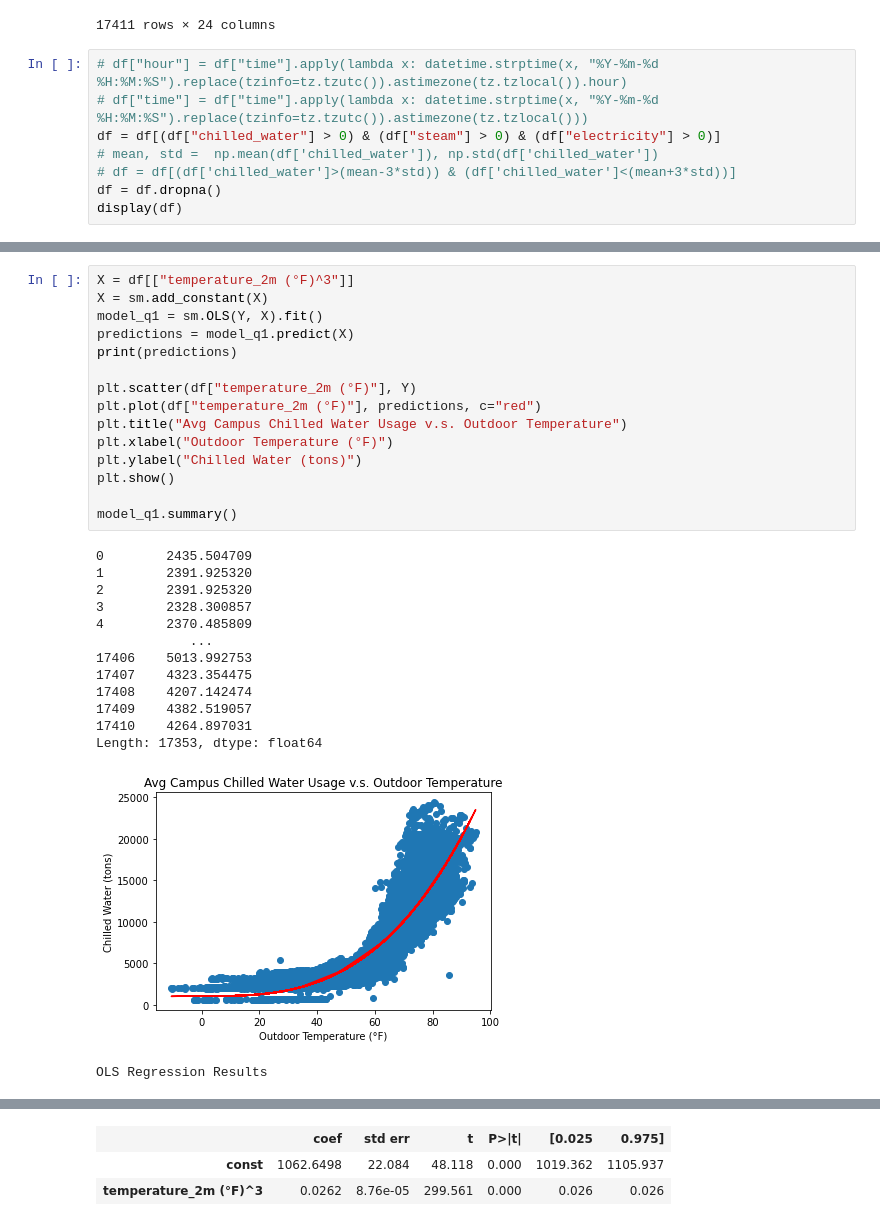
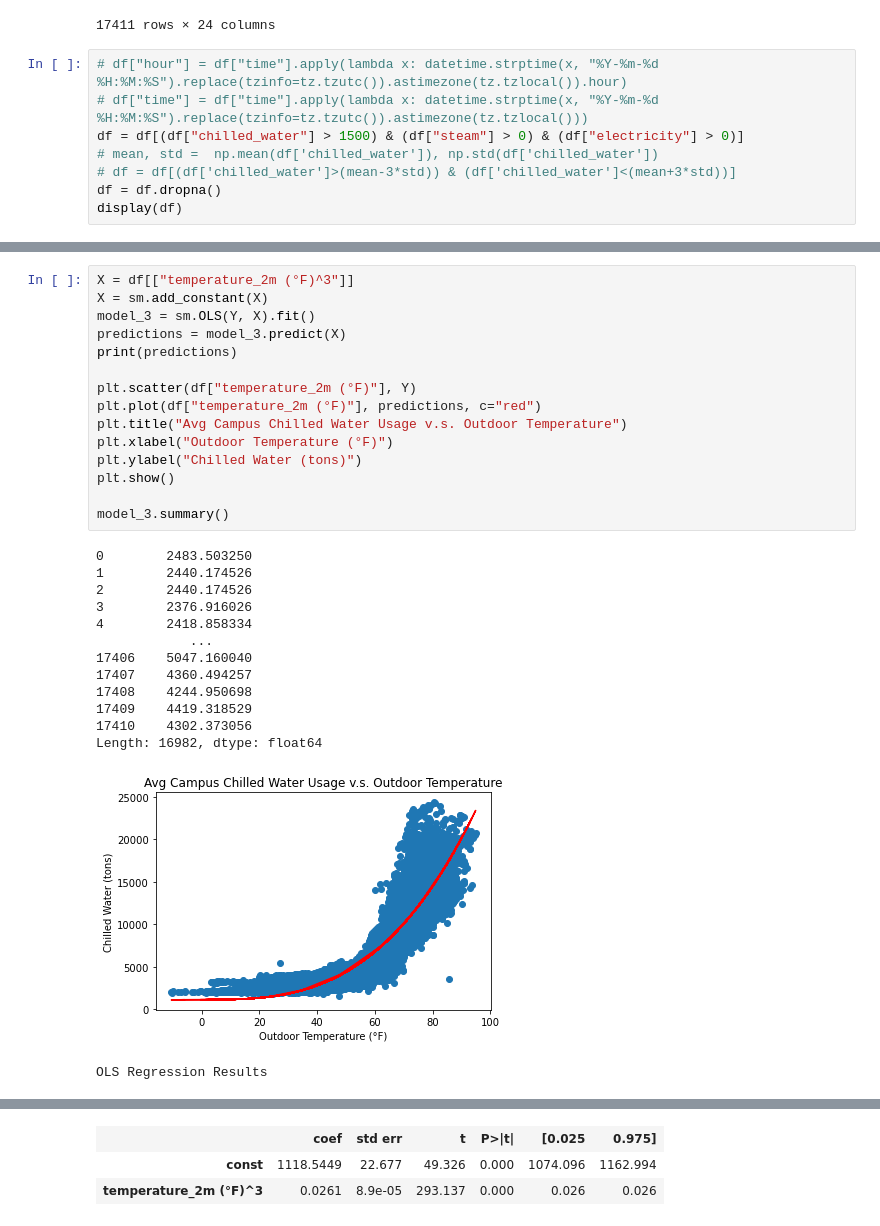
Before and after one commit to thereidfleish/ORIE-3120-Final-Project, a Jupyter notebook: ORIEProject/chilled_water.ipynb, the cells around one changed output, grey strips where cells are left out. Cells and saved outputs as stored; diff of their text form.

```diff
--- a/ORIEProject/chilled_water.ipynb
+++ b/ORIEProject/chilled_water.ipynb
@@ -158,7 +158,7 @@ df
 # %%
 # df["hour"] = df["time"].apply(lambda x: datetime.strptime(x, "%Y-%m-%d %H:%M:%S").replace(tzinfo=tz.tzutc()).astimezone(tz.tzlocal()).hour)
 # df["time"] = df["time"].apply(lambda x: datetime.strptime(x, "%Y-%m-%d %H:%M:%S").replace(tzinfo=tz.tzutc()).astimezone(tz.tzlocal()))
-df = df[(df["chilled_water"] > 0) & (df["steam"] > 0) & (df["electricity"] > 0)]
+df = df[(df["chilled_water"] > 1500) & (df["steam"] > 0) & (df["electricity"] > 0)]
 # mean, std =  np.mean(df['chilled_water']), np.std(df['chilled_water'])
 # df = df[(df['chilled_water']>(mean-3*std)) & (df['chilled_water']<(mean+3*std))]
 df = df.dropna()
@@ -386,30 +387,30 @@ strong multicollinearity or other numerical problems.
 # %%
 X = df[["temperature_2m (°F)^3"]]
 X = sm.add_constant(X)
-model_q1 = sm.OLS(Y, X).fit()
-predictions = model_q1.predict(X)
+model_3 = sm.OLS(Y, X).fit()
+predictions = model_3.predict(X)
 print(predictions)
 
 plt.scatter(df["temperature_2m (°F)"], Y)
 plt.plot(df["temperature_2m (°F)"], predictions, c="red")
 plt.title("Avg Campus Chilled Water Usage v.s. Outdoor Temperature")
 plt.xlabel("Outdoor Temperature (°F)")
 plt.ylabel("Chilled Water (tons)")
 plt.show()
 
-model_q1.summary()
+model_3.summary()
 # %% [output]
-0        2435.504709
-1        2391.925320
-2        2391.925320
-3        2328.300857
-4        2370.485809
+0        2483.503250
+1        2440.174526
+2        2440.174526
+3        2376.916026
+4        2418.858334
             ...
-17406    5013.992753
-17407    4323.354475
-17408    4207.142474
-17409    4382.519057
-17410    4264.897031
-Length: 17353, dtype: float64
+17406    5047.160040
+17407    4360.494257
+17408    4244.950698
+17409    4419.318529
+17410    4302.373056
+Length: 16982, dtype: float64
-[figure, old version]
+[figure, new version]
 OLS Regression Results
@@ -423,5 +424,5 @@ OLS Regression Results
 | Df Model: | 1 |  |  |
 | Covariance Type: | nonrobust |  |  |
 |  | coef | std err | t | P>|t| | [0.025 | 0.975] |
-| const | 1062.6498 | 22.084 | 48.118 | 0.000 | 1019.362 | 1105.937 |
-| temperature_2m (°F)^3 | 0.0262 | 8.76e-05 | 299.561 | 0.000 | 0.026 | 0.026 |
+| const | 1118.5449 | 22.677 | 49.326 | 0.000 | 1074.096 | 1162.994 |
+| temperature_2m (°F)^3 | 0.0261 | 8.9e-05 | 293.137 | 0.000 | 0.026 | 0.026 |
```
Also changed, not shown: parts of 16 cells of this notebook.
